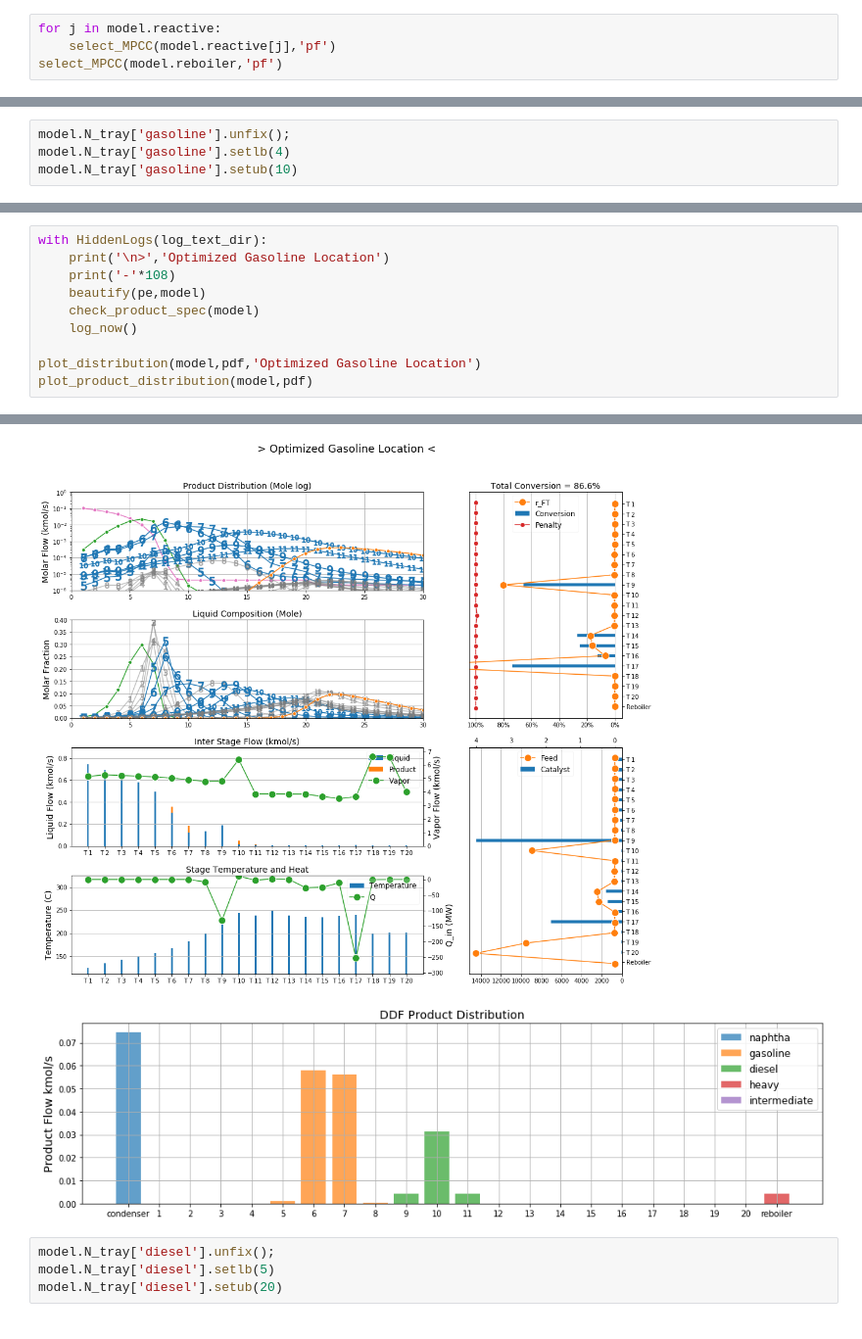
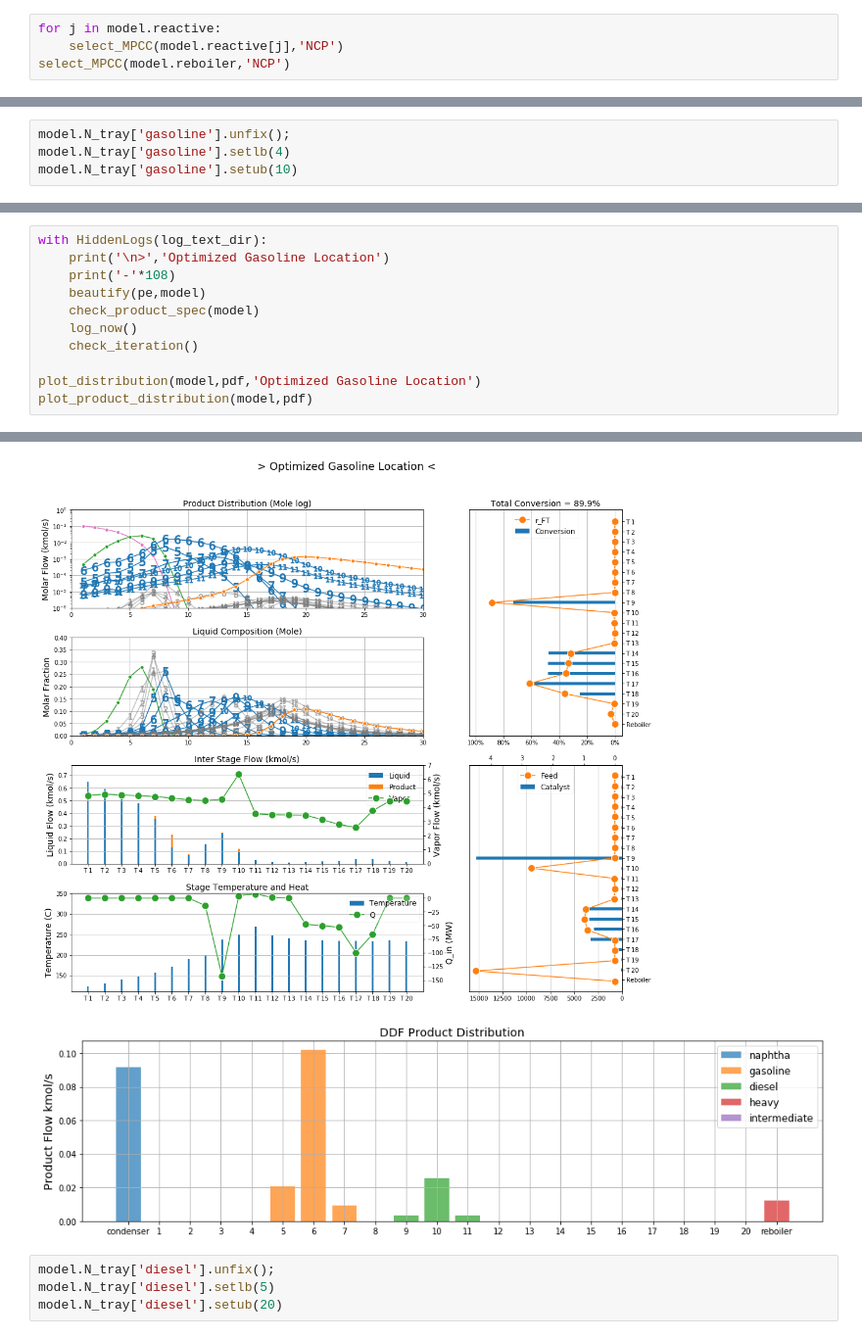
Before and after one commit to naienh/FT-Reactive-Distillation-Pyomo, a Jupyter notebook: showcase/3rd_level/Optimization_Product_Tray_flow_based_DDF.ipynb, the cells around one changed output, grey strips where cells are left out. Shown at 98% size. Drawn from its saved outputs; the diff is of its cells as text.

```diff
--- a/showcase/3rd_level/Optimization_Product_Tray_flow_based_DDF.ipynb
+++ b/showcase/3rd_level/Optimization_Product_Tray_flow_based_DDF.ipynb
@@ -49,6 +49,6 @@ with open('./log/model/stage_20_pf.pickle','rb') as f:
     model = dill.load(f)
 # %%
 for j in model.reactive:
-    select_MPCC(model.reactive[j],'pf')
-select_MPCC(model.reboiler,'pf')
+    select_MPCC(model.reactive[j],'NCP')
+select_MPCC(model.reboiler,'NCP')
 # %% [output]
@@ -502,6 +504,7 @@ with HiddenLogs(log_text_dir):
     beautify(pe,model)
     check_product_spec(model)
     log_now()
+    check_iteration()
 
 plot_distribution(model,pdf,'Optimized Gasoline Location')
 plot_product_distribution(model,pdf)
@@ -526,5 +529,5 @@ Total time:   0:10:53
-[figure, old version]
+[figure, new version]
-[figure, old version]
+[figure, new version]
 # %%
 model.N_tray['diesel'].unfix();
 model.N_tray['diesel'].setlb(5)
```
Also changed, not shown: parts of 23 cells of this notebook, 9 other files.
